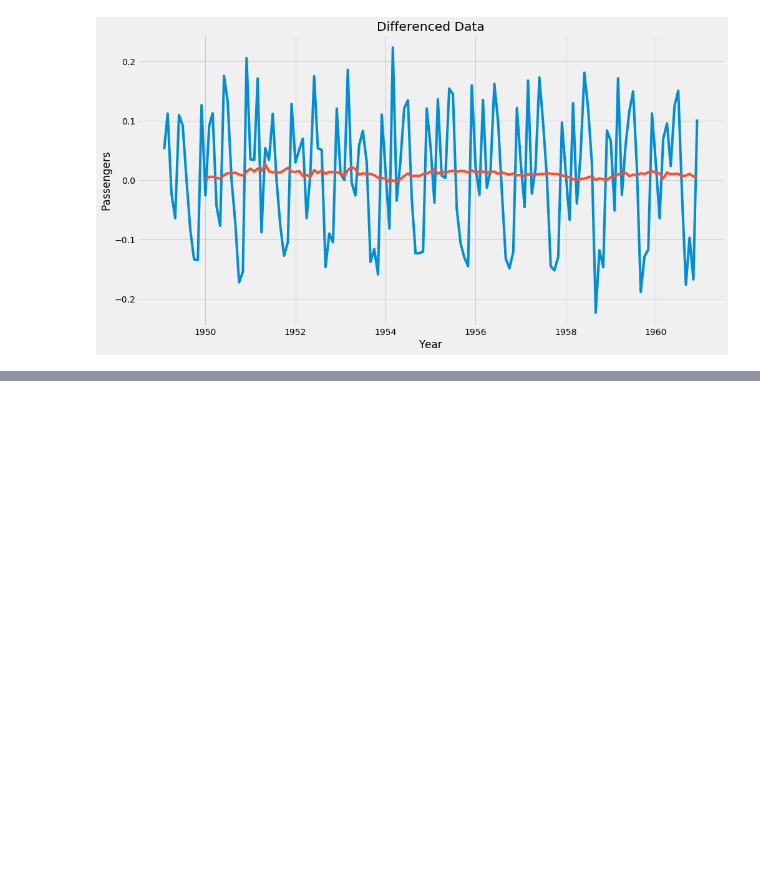
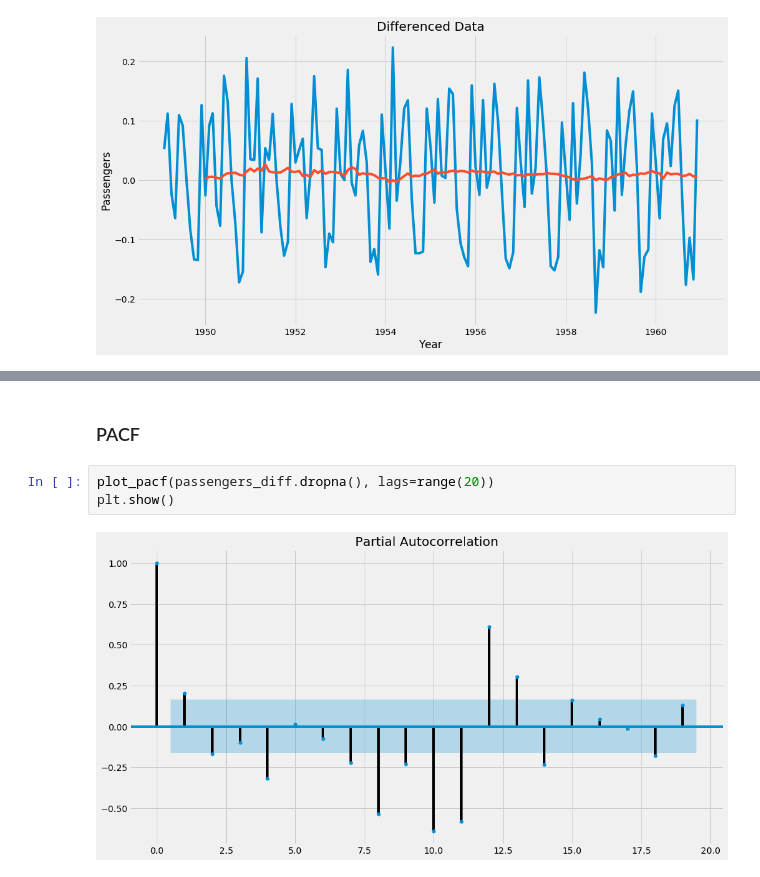
Before and after one commit to VictorOmondi1997/Time-Series-Analysis, a Jupyter notebook: Time Series Analysis.ipynb, the cells around one changed output, grey strips where cells are left out. Drawn from its saved outputs; the diff is of its cells as text; blank space fills up the shorter version.

```diff
--- a/Time Series Analysis.ipynb
+++ b/Time Series Analysis.ipynb
@@ -341,0 +428,7 @@ plt.show()
+# %% [markdown]
+### PACF
+# %%
+plot_pacf(passengers_diff.dropna(), lags=range(20))
+plt.show()
+# %% [output]
+[figure, added]
```
Also changed, not shown: parts of 24 cells of this notebook.
